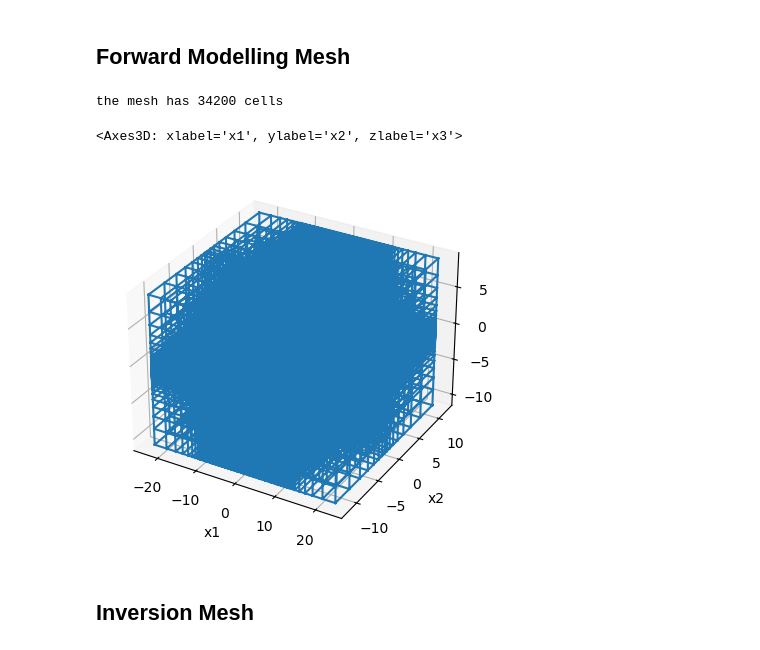
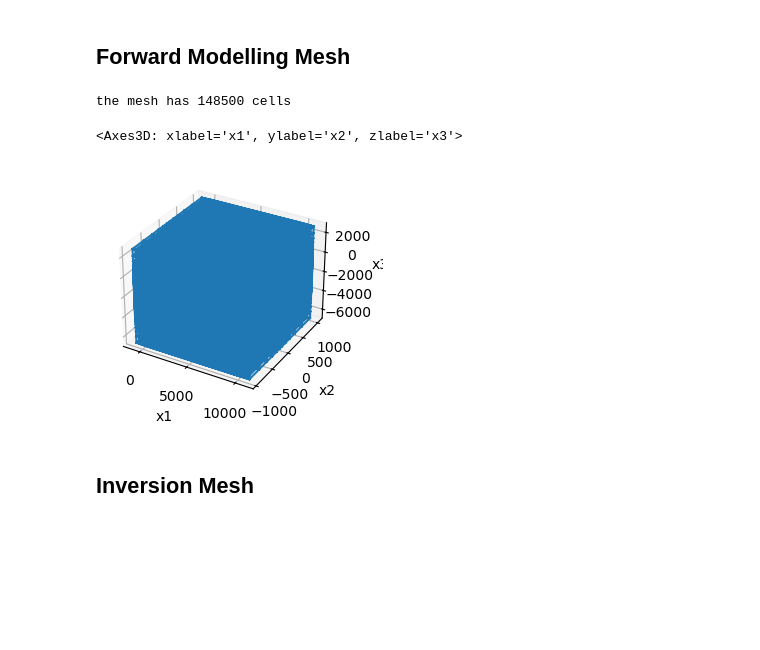
Before and after one commit to SabrinaAshik/EOSC454-Project-SabrinaAshik, a Jupyter notebook: plot_fwd_2_em3dfm.ipynb, the cells around one changed output. Saved outputs shown, nothing was run; the diff lists cells and outputs as text; code cells hidden in the pictures; blank space fills up the shorter version.

Commit message:
setup the mesh for forward modelling

```diff
--- a/plot_fwd_2_em3dfm.ipynb
+++ b/plot_fwd_2_em3dfm.ipynb
@@ -49,40 +64,40 @@ def interface(x):
 # %% [markdown]
 ## Forward Modelling Mesh
 # %%
-csx = 0.5  # cell size for the horizontal direction
-csz = 0.125  # cell size for the vertical direction
+csx = 80  # cell size for the horizontal direction
+csz = 50  # cell size for the vertical direction
 pf = 1.3  # expansion factor for the padding cells
 
-npadx = 7  # number of padding cells in the x-direction
-npady = 7  # number of padding cells in the y-direction
-npadz = 11  # number of padding cells in the z-direction
+npadx = 5  # number of padding cells in the x-direction
+npady = 5  # number of padding cells in the y-direction
+npadz = 10  # number of padding cells in the z-direction
 
-core_domain_x = np.r_[-11.5, 11.5]  # extent of uniform cells in the x-direction
-core_domain_z = np.r_[-2.0, 0.0]  # extent of uniform cells in the z-direction
+core_domain_x = np.r_[0.0, 10.0e3]  # extent of uniform cells in the x-direction
+core_domain_z = np.r_[-4.0e3, 0.0]  # extent of uniform cells in the z-direction
 
 # number of cells in the core region
 ncx = int(np.diff(core_domain_x) / csx)
 ncz = int(np.diff(core_domain_z) / csz)
 
 # create a 3D tensor mesh
 mesh = discretize.TensorMesh(
     [
         [(csx, npadx, -pf), (csx, ncx), (csx, npadx, pf)],
         [(csx, npady, -pf), (csx, 1), (csx, npady, pf)],
         [(csz, npadz, -pf), (csz, ncz), (csz, npadz, pf)],
     ]
 )
-# set the origin
+
 mesh.x0 = np.r_[
-    -mesh.h[0].sum() / 2.0, -mesh.h[1].sum() / 2.0, -mesh.h[2][: npadz + ncz].sum()
+    -mesh.h[0][: npadx].sum(), -mesh.h[1][: npady].sum(), -mesh.h[2][: npadz + ncz].sum()
 ]
 
 print("the mesh has {} cells".format(mesh.nC))
 mesh.plot_grid()
 # %% [output]
-the mesh has 34200 cells
+the mesh has 148500 cells
 <Axes3D: xlabel='x1', ylabel='x2', zlabel='x3'>
-[figure, old version]
+[figure, new version]
 # %% [markdown]
 ## Inversion Mesh
 # %%
```
Also changed, not shown: parts of 11 cells of this notebook.
